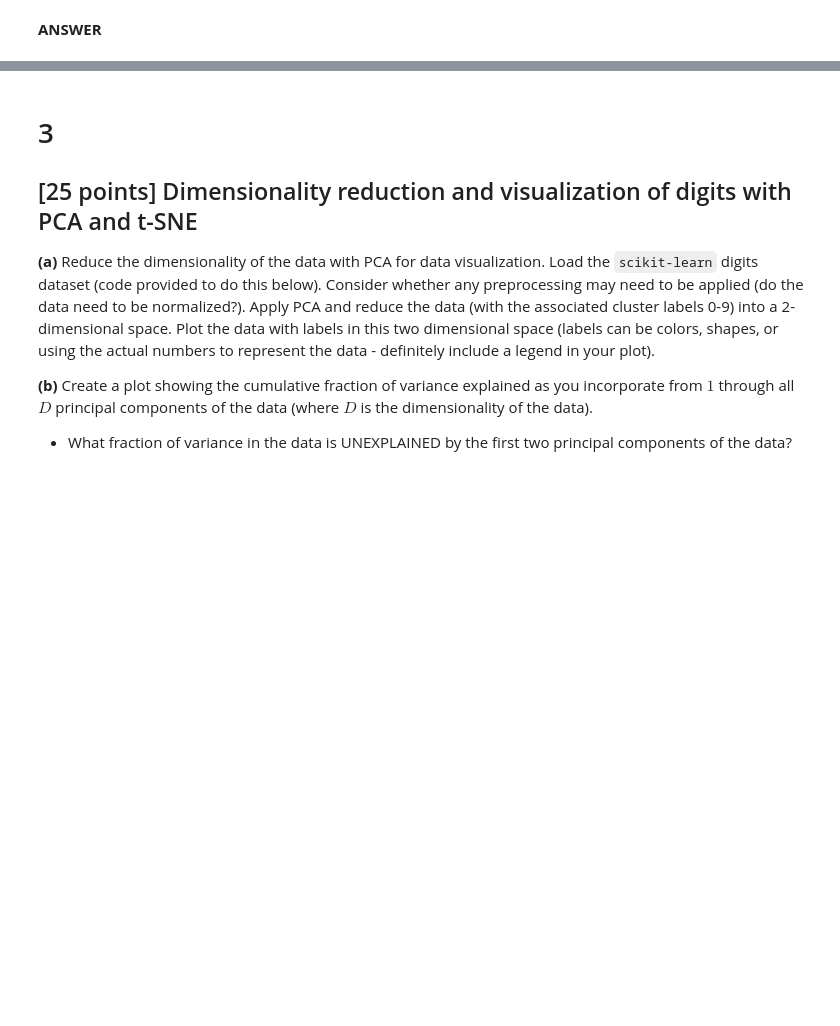
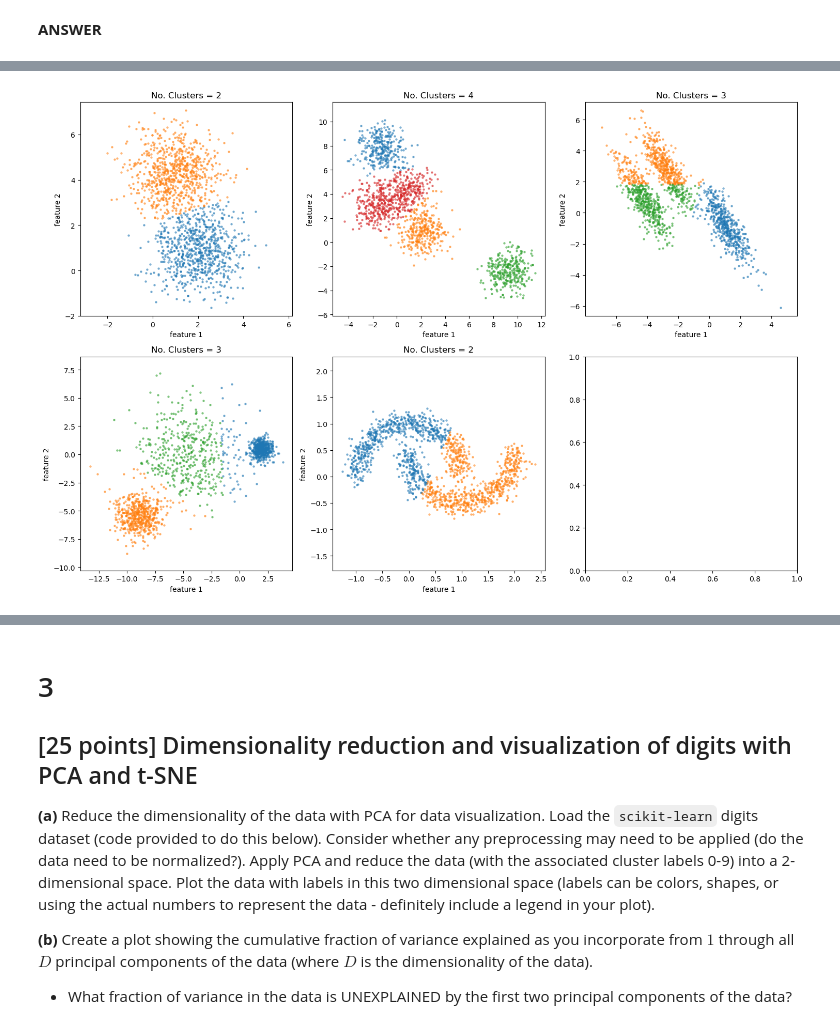
Before and after one commit to dani-jimlar/ML_assignments, a Jupyter notebook: a_5/Assignment_5.ipynb, the cells around one changed output, grey strips where cells are left out. Cells and saved outputs as stored; diff of their text form; code cells hidden in the pictures; blank space fills up the shorter version.

```diff
--- a/a_5/Assignment_5.ipynb
+++ b/a_5/Assignment_5.ipynb
@@ -443,7 +541,7 @@ def plot_cluster(ax, data, cluster_assignments):
         Axis to plot on
     data : list or numpy array of size [N x 2]
         Clustered data
-    cluster_assignments : list or numpy array [N]
+    clusster_assignments : list or numpy array [N]
         Cluster assignments for each point in data
 
     """
@@ -472,0 +618,15 @@ def plot_cluster(ax, data, cluster_assignments):
+# %%
+list_clusters = [2, 4, 3, 3, 2]
+fig, axs = plt.subplots(2, 3, figsize=(15, 10))
+
+for i, ax in enumerate(axs.flat):
+    if i < len(X):
+        kmeans = KMeans(n_clusters=list_clusters[i], random_state=0)
+        kmeans.fit(X[i])
+        cluster_assignments = kmeans.fit_predict(X[i])
+        plot_cluster(ax, X[i], cluster_assignments)
+
+plt.tight_layout()
+plt.show()
+# %% [output]
+[figure, added]
```
Also changed, not shown: parts of 36 cells of this notebook.
